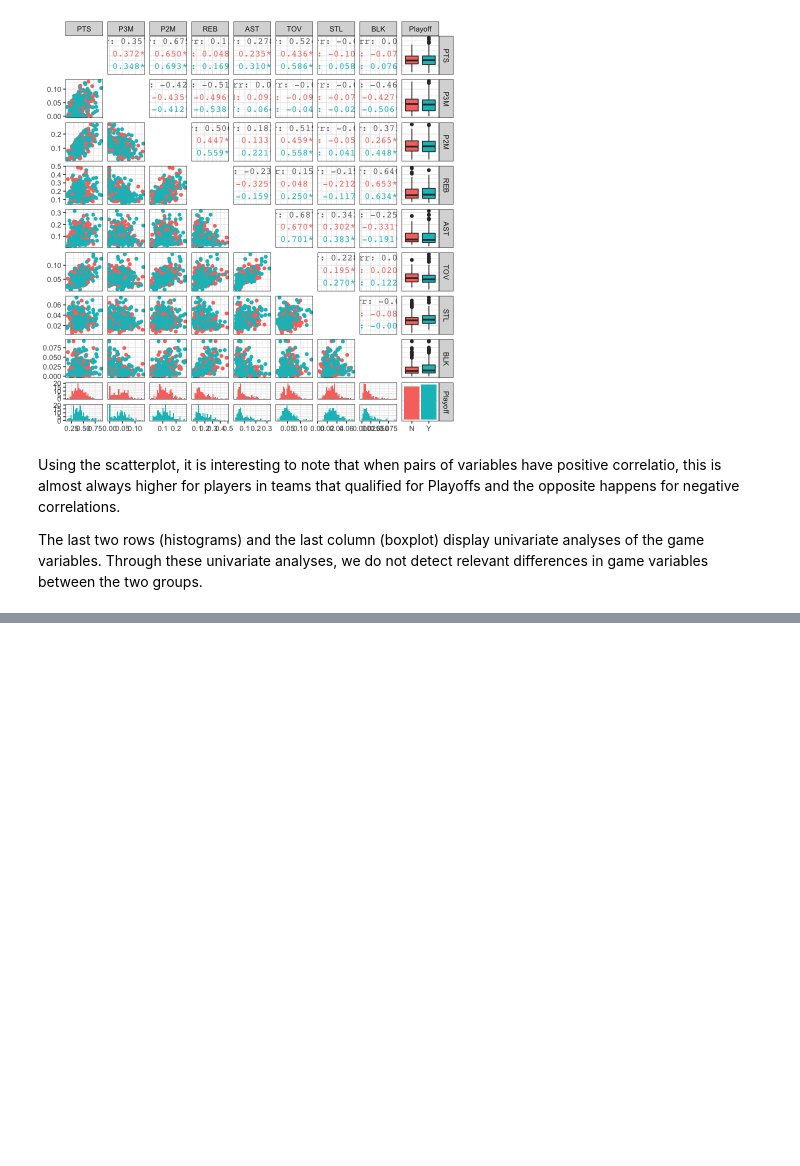
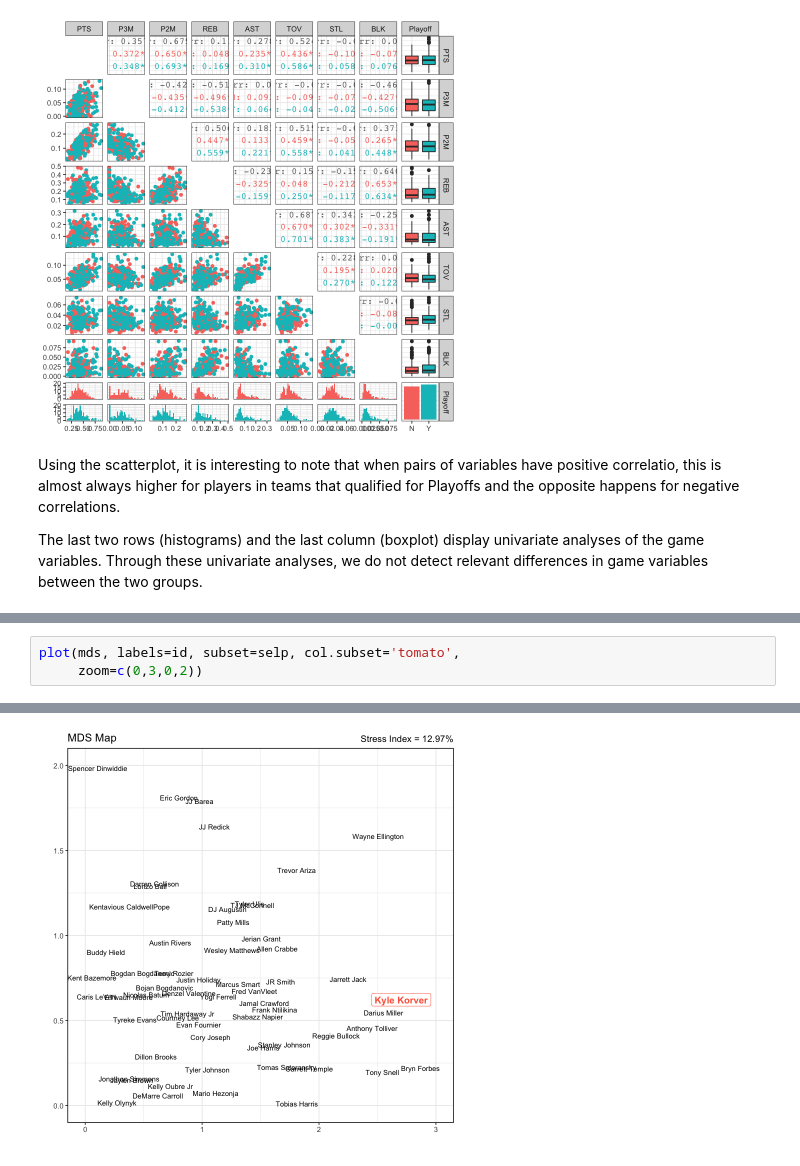
Before and after one commit to rajansawhney/basketball-data-science, a Jupyter notebook: notebooks/02-discovering-patterns-in-data.ipynb, the cells around one changed output, grey strips where cells are left out. Drawn from its saved outputs; the diff is of its cells as text; blank space fills up the shorter version.

```diff
--- a/notebooks/02-discovering-patterns-in-data.ipynb
+++ b/notebooks/02-discovering-patterns-in-data.ipynb
@@ -537,0 +623,4 @@ The last two rows (histograms) and the last column (boxplot) display univariate
+# %%
+plot(mds, labels=id, subset=selp, col.subset='tomato',
+     zoom=c(0,3,0,2))
+# %% [output]
@@ -537,0 +631 @@ The last two rows (histograms) and the last column (boxplot) display univariate
+[figure, added]
```
Also changed, not shown: parts of 22 cells of this notebook.
